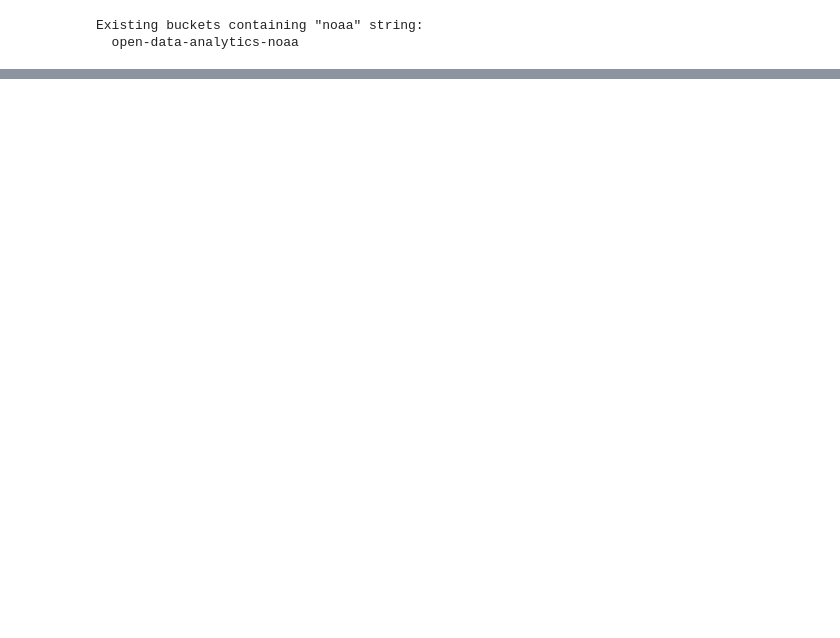
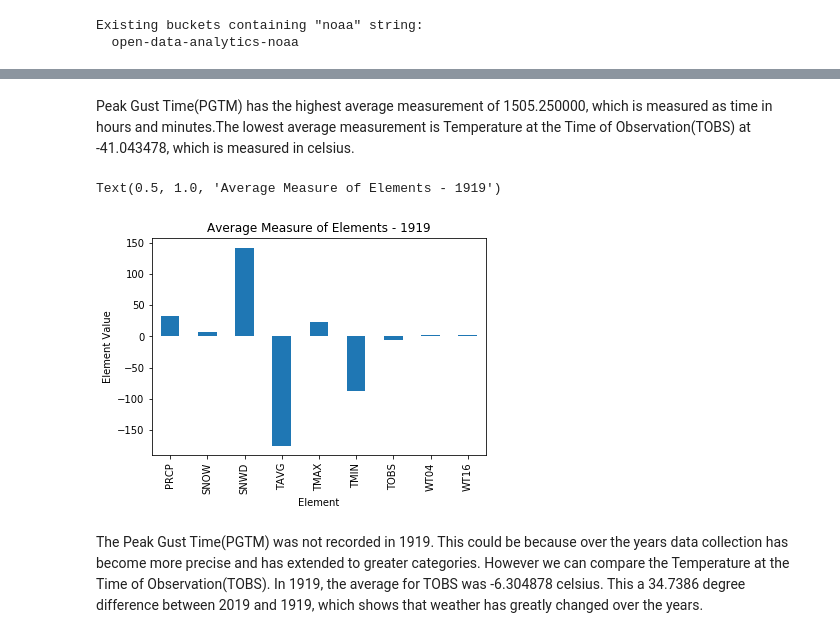
Before and after one commit to miaowu128/QTM350FinalProject, a Jupyter notebook: Elizabeth/Elizabeth.ipynb, the cells around one changed output, grey strips where cells are left out. Drawn from its saved outputs; the diff is of its cells as text; code cells hidden in the pictures; blank space fills up the shorter version.

```diff
--- a/Elizabeth/Elizabeth.ipynb
+++ b/Elizabeth/Elizabeth.ipynb
@@ -99,2 +118,2 @@ def preview_csv_dataset(bucket, key, rows=10):
 # %%
-df = preview_csv_dataset(bucket='noaa-ghcn-pds', key='csv/2019.csv', rows = 1000)
+df_1919 = preview_csv_dataset(bucket='noaa-ghcn-pds', key='csv/1919.csv', rows = 1000)
@@ -127,0 +167,9 @@ copy_among_buckets(from_bucket='afsis', from_key='2009-2013/Wet_Chemistry/ICRAF/
+# %%
+#Checking to see what columns look like
+df_1919.head()
+
+#Renaming Columns
+df_1919.columns = ["ID","Date","Element","Element_Value","MFlag","QFlag","SFlag","Obs_Time"]
+
+#Checking to see new columns
+df_1919
@@ -127,0 +199,3 @@ copy_among_buckets(from_bucket='afsis', from_key='2009-2013/Wet_Chemistry/ICRAF/
+# %%
+df_1919_Element = df_1919.groupby(by = ['Element'])['Element_Value'].mean()
+df_1919_Element
@@ -127,0 +225,11 @@ copy_among_buckets(from_bucket='afsis', from_key='2009-2013/Wet_Chemistry/ICRAF/
+# %% [markdown]
+Peak Gust Time(PGTM) has the highest average measurement of 1505.250000, which is measured as time in hours and minutes.The lowest average measurement is Temperature at the Time of Observation(TOBS) at -41.043478, which is measured in celsius.
+# %%
+plot = df_1919_Element.plot.bar(x='Element', y = 'Element_Value',bottom = 0.5)
+plot.set_ylabel('Element Value')
+plot.set_title('Average Measure of Elements - 1919')
+# %% [output]
+Text(0.5, 1.0, 'Average Measure of Elements - 1919')
+[figure, added]
+# %% [markdown]
+The Peak Gust Time(PGTM) was not recorded in 1919. This could be because over the years data collection has become more precise and has extended to greater categories. However we can compare the Temperature at the Time of Observation(TOBS). In 1919, the average for TOBS was -6.304878 celsius. This a 34.7386 degree difference between 2019 and 1919, which shows that weather has greatly changed over the years.
```
Also changed, not shown: parts of 29 cells of this notebook, 1 other file.
